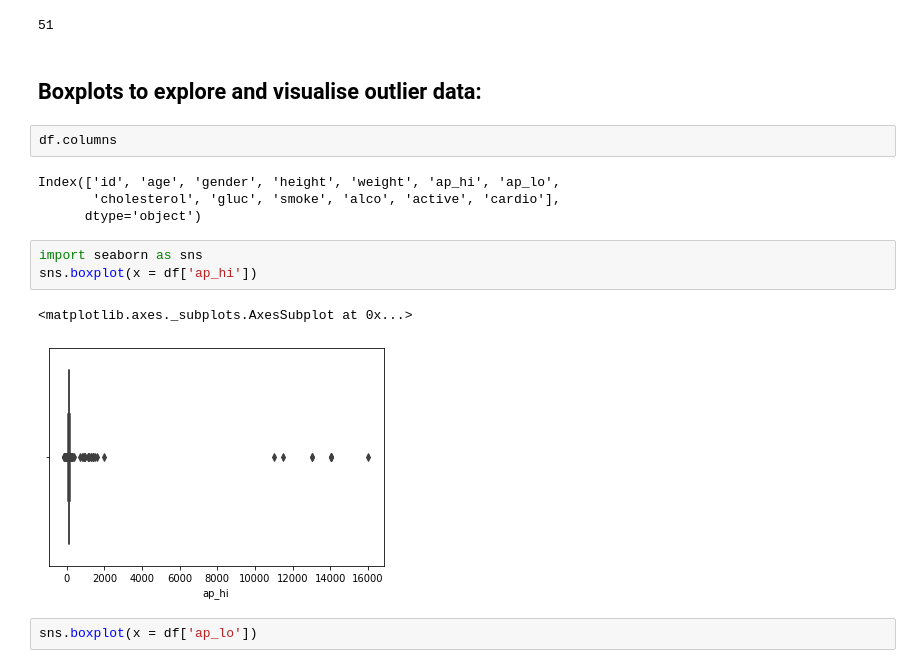
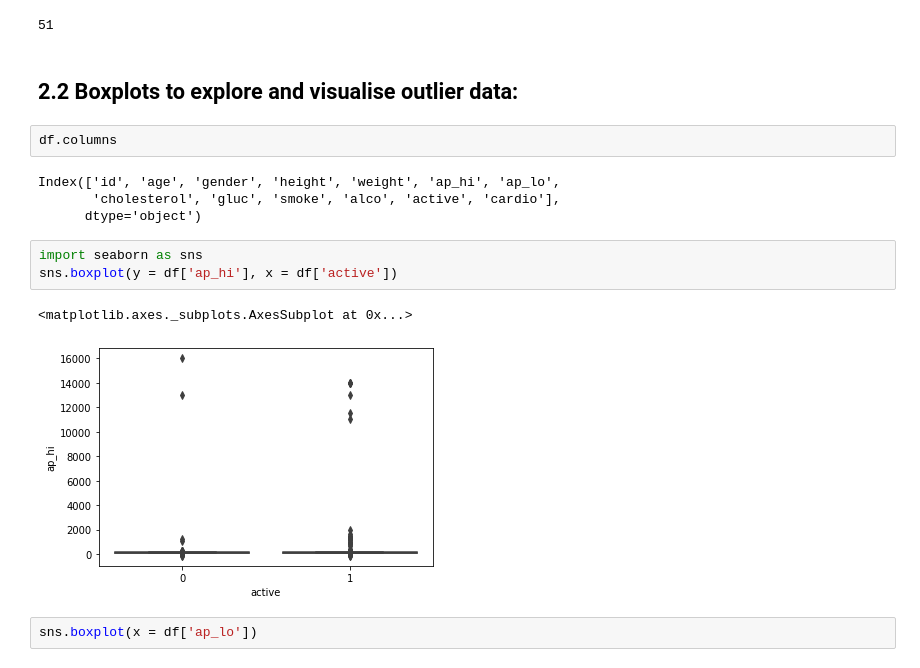
Before and after one commit to Gingertonic/Heart-Disease-Classification, a Jupyter notebook: Heart_Disease_classification.ipynb, the cells around one changed output. Cells and saved outputs as stored; diff of their text form.

```diff
--- a/Heart_Disease_classification.ipynb
+++ b/Heart_Disease_classification.ipynb
@@ -155,7 +149,7 @@ new_tallies.sum()
 # %% [output]
 51
 # %% [markdown]
-## Boxplots to explore and visualise outlier data:
+## 2.2 Boxplots to explore and visualise outlier data:
 # %%
 df.columns
 # %% [output]
@@ -164,10 +158,10 @@ Index(['id', 'age', 'gender', 'height', 'weight', 'ap_hi', 'ap_lo',
       dtype='object')
 # %%
 import seaborn as sns
-sns.boxplot(x = df['ap_hi'])
+sns.boxplot(y = df['ap_hi'], x = df['active'])
 # %% [output]
 <matplotlib.axes._subplots.AxesSubplot at 0x...>
-[figure, old version]
+[figure, new version]
 # %%
 sns.boxplot(x = df['ap_lo'])
 # %% [output]
```
Also changed, not shown: parts of 9 cells of this notebook.
